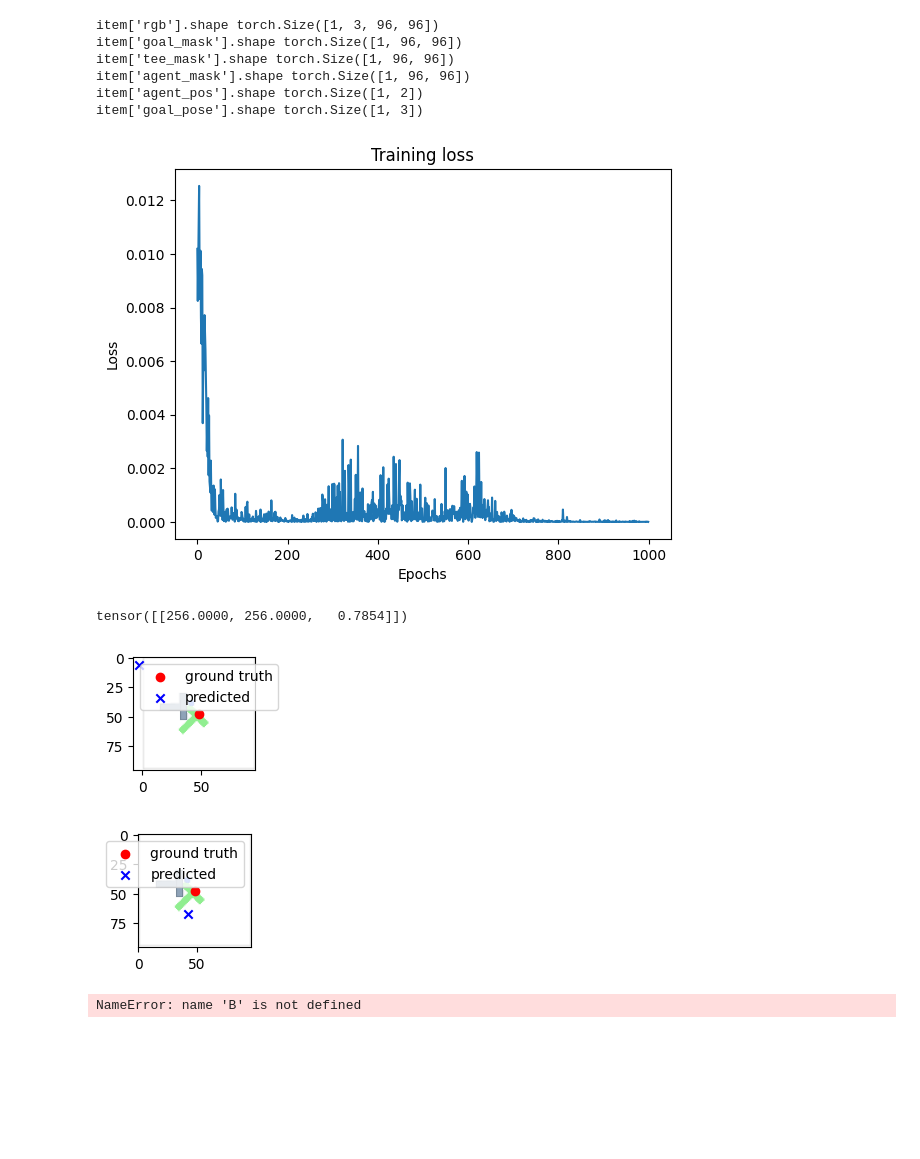
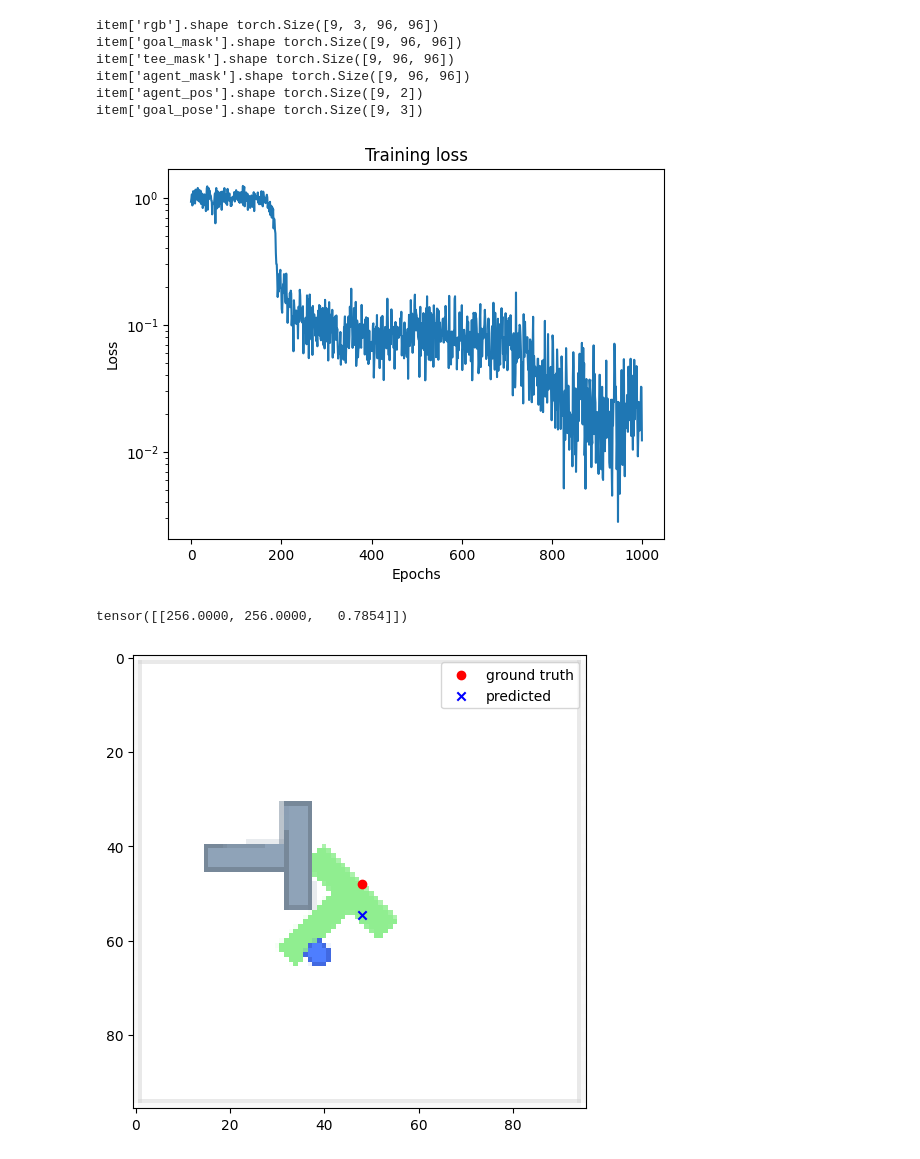
Before and after one commit to beautifulv0id/T-Push, a Jupyter notebook: notebooks/diffuse_goal_from_rgb.ipynb, the cells around one changed output. Cells and saved outputs as stored; diff of their text form; code cells hidden in the pictures; blank space fills up the shorter version.

Commit message:
fix goal diffusion

```diff
--- a/notebooks/diffuse_goal_from_rgb.ipynb
+++ b/notebooks/diffuse_goal_from_rgb.ipynb
@@ -40,10 +40,10 @@ class PushTDataset(torch.utils.data.Dataset):
         return len(self.rgb)
 
 
-def get_loader(data_dir='../data/'):
+def get_loader(data_dir='../data/', num_files=-1):
     files = os.listdir(data_dir)
     files = [f for f in files if f.endswith('.npz')]
-    files = [files[0]]
+    files = files[:num_files] if num_files > 0 else files
     rgb = []
     goal_mask = []
     tee_mask = []
@@ -89,9 +89,9 @@ print("item['agent_mask'].shape", item['agent_mask'].shape)
 print("item['agent_pos'].shape", item['agent_pos'].shape)
 print("item['goal_pose'].shape", item['goal_pose'].shape)
 # %% [output]
-item['rgb'].shape torch.Size([1, 3, 96, 96])
-item['goal_mask'].shape torch.Size([1, 96, 96])
-item['tee_mask'].shape torch.Size([1, 96, 96])
-item['agent_mask'].shape torch.Size([1, 96, 96])
-item['agent_pos'].shape torch.Size([1, 2])
-item['goal_pose'].shape torch.Size([1, 3])
+item['rgb'].shape torch.Size([9, 3, 96, 96])
+item['goal_mask'].shape torch.Size([9, 96, 96])
+item['tee_mask'].shape torch.Size([9, 96, 96])
+item['agent_mask'].shape torch.Size([9, 96, 96])
+item['agent_pos'].shape torch.Size([9, 2])
+item['goal_pose'].shape torch.Size([9, 3])
@@ -209,79 +181,27 @@ plt.plot(losses)
 plt.xlabel('Epochs')
 plt.ylabel('Loss')
 plt.title('Training loss')
-# plt.yscale('log')
+plt.yscale('log')
 plt.show()
 # %% [output]
-[figure, old version]
+[figure, new version]
 # %%
 item = next(iter(train_loader))
 item = {k: v[:1] for k, v in item.items()}
 print(item["goal_pose"])
 loss = model.compute_loss(item)
 out = model.predict_action(item).cpu().detach().numpy()
-fig = plt.figure(figsize=(20, 5))
+fig = plt.figure(figsize=(20, 20))
 for i, goal_pos_pred in enumerate(out[:9]):
     agent_pos = item['agent_pos'][i]
     goal_pos_pred_image = (agent_pos + goal_pos_pred) / 512.0 * 96.
     goal_pos_image = item['goal_pose'][i] / 512.0 * 96.
     ax = fig.add_subplot(3, 3, i + 1)
     ax.imshow(item['rgb'][i].permute(1, 2, 0).cpu().numpy())
     ax.scatter(goal_pos_image[0], goal_pos_image[1], c='r', label='ground truth')
     ax.scatter(goal_pos_pred_image[0], goal_pos_pred_image[1], c='b', marker='x', label='predicted')
     ax.legend()
 plt.show()
 # %% [output]
 tensor([[256.0000, 256.0000,   0.7854]])
-[figure, old version]
+[figure, new version]
-# %%
-item = next(iter(train_loader))
-item = {k: v[:1] for k, v in item.items()}
-model.eval()
-loss = model.compute_loss(item)
-out = model.predict_action(item).cpu().detach().numpy()
-fig = plt.figure(figsize=(20, 5))
-for i, goal_pos_pred in enumerate(out[:9]):
-    goal_pos_pred_image = goal_pos_pred / 512.0 * 96.
-    goal_pos_image = item['goal_pose'][i] / 512.0 * 96.
-    ax = fig.add_subplot(3, 3, i + 1)
-    ax.imshow(item['rgb'][i].permute(1, 2, 0).cpu().numpy())
-    ax.scatter(goal_pos_image[0], goal_pos_image[1], c='r', label='ground truth')
-    ax.scatter(goal_pos_pred_image[0], goal_pos_pred_image[1], c='b', marker='x', label='predicted')
-    ax.legend()
-plt.show()
-# %% [output]
-[figure, removed]
-# %%
-ema_nets = ema.averaged_model
-item = next(iter(train_loader))
-
-noisy_action = torch.randn(
-    (B, action_dim), device=device)
-naction = noisy_action
-
-noise_scheduler.set_timesteps(num_inference_steps=num_diffusion_iters, device=device)
-
-with torch.no_grad():
-    for k in noise_scheduler.timesteps:
-        noise_pred = ema_nets['noise_pred_net'](
-                            sample=naction,
-                            timestep=k,
-                            global_cond=scene_embedding
-                        )
-                        # inverse diffusion step (remove noise)
-        naction = noise_scheduler.step(
-            model_output=noise_pred,
-            timestep=k,
-            sample=naction
-        ).prev_sample
-
-naction = unnormalize_position(naction.cpu())[0]
-goal_pos_pred_image = (naction + item['agent_pos'][0]) / 512. * 96.
-goal_pos_image = item['goal_pose'][0] / 512. * 96.
-plt.imshow(item['rgb'][0].permute(1, 2, 0).cpu().numpy())
-plt.scatter(goal_pos_image[0], goal_pos_image[1], c='r', label='ground truth')
-plt.scatter(goal_pos_pred_image[0], goal_pos_pred_image[1], c='b', marker='x', label='predicted')
-plt.legend()
-plt.show()
-# %% [output]
-NameError: name 'B' is not defined
```
Also changed, not shown: parts of 4 cells of this notebook, 5 other files.
